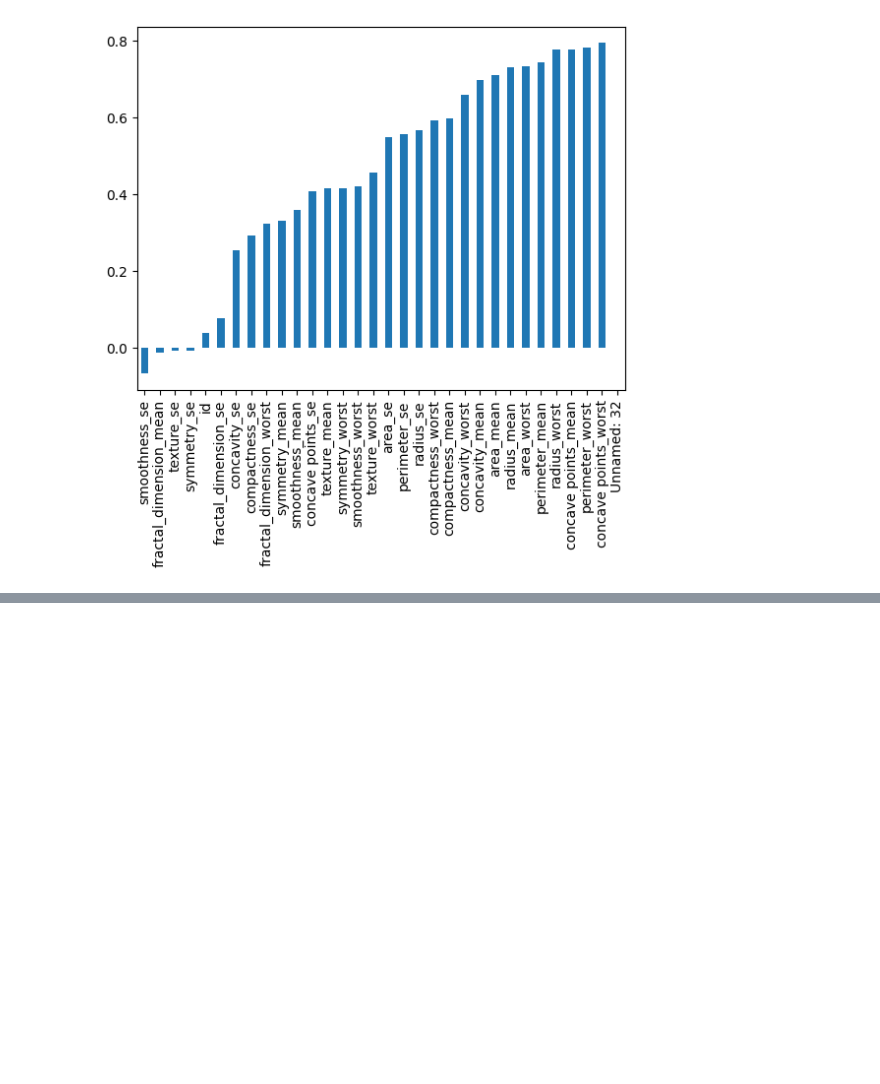
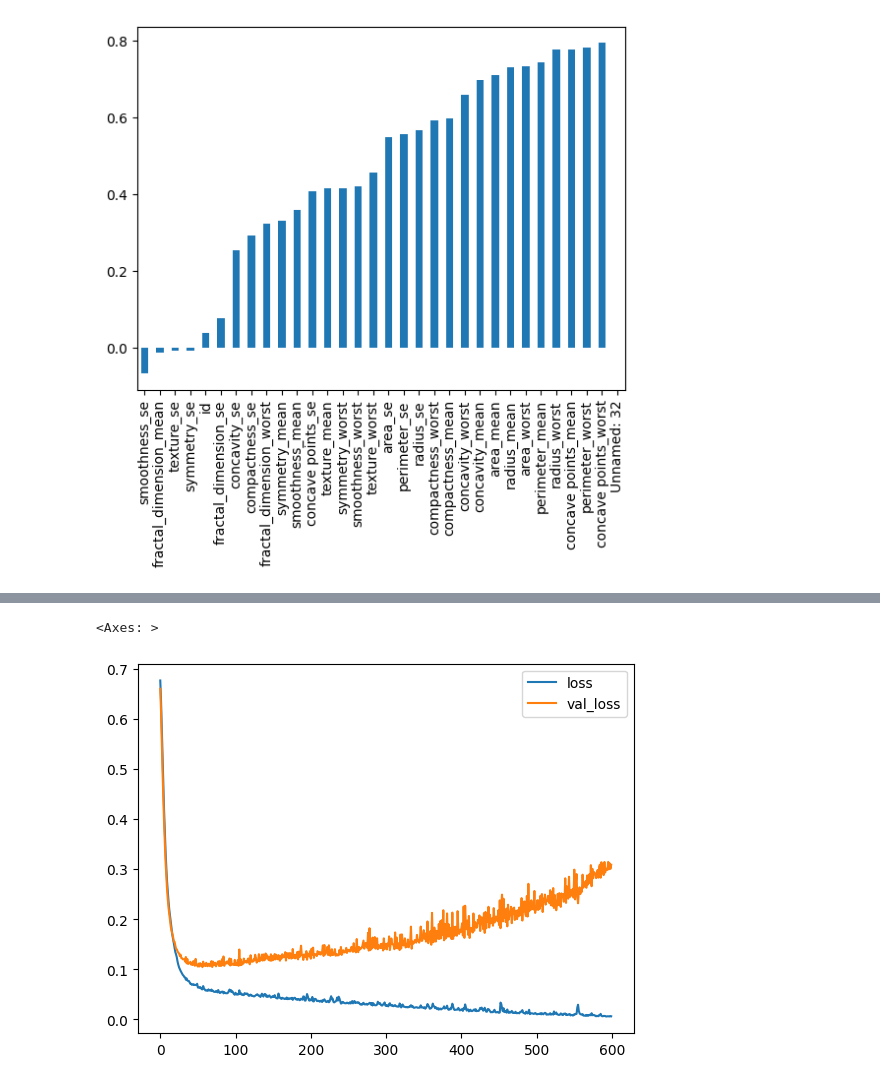
Before and after one commit to Syed-Yousha/Machine_Leaning, a Jupyter notebook: Neural_Net/NN_classification_playground.ipynb, the cells around one changed output, grey strips where cells are left out. Cells and saved outputs as stored; diff of their text form; code cells hidden in the pictures; blank space fills up the shorter version.

```diff
--- a/Neural_Net/NN_classification_playground.ipynb
+++ b/Neural_Net/NN_classification_playground.ipynb
@@ -117,3 +117,4 @@ scaler = MinMaxScaler()
 # %%
 X_train = scaler.fit_transform(X_train)
 # %%
+X_test = scaler.transform(X_test)
@@ -127,0 +129,13 @@ X_train = scaler.fit_transform(X_train)
+# %%
+model = Sequential()
+
+model.add(Dense(30, activation='relu'))
+
+model.add(Dense(15, activation='relu'))
+
+#Binary classification, sigmoid function gives us output in between in 1 and 0
+model.add(Dense(1, activation='sigmoid'))
+
+model.compile(loss='binary_crossentropy', optimizer='adam')
+# %%
+model.fit(x=X_train, y=y_train, epochs=600, validation_data=(X_test, y_test))
@@ -127,0 +161,2 @@ X_train = scaler.fit_transform(X_train)
+# %%
+losses = pd.DataFrame(model.history.history)
@@ -127,0 +172,5 @@ X_train = scaler.fit_transform(X_train)
+# %%
+losses.plot() #Validation loss is going up, training loss is going down. it means that model is overfitting
+# %% [output]
+<Axes: >
+[figure, added]
```
Also changed, not shown: parts of 23 cells of this notebook.
